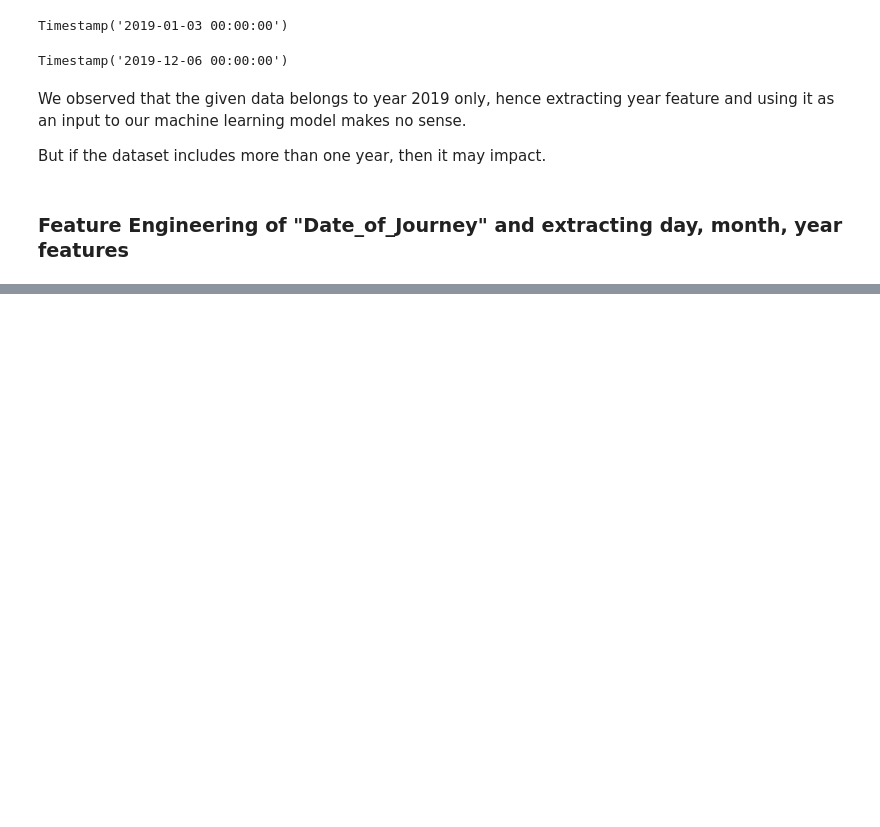
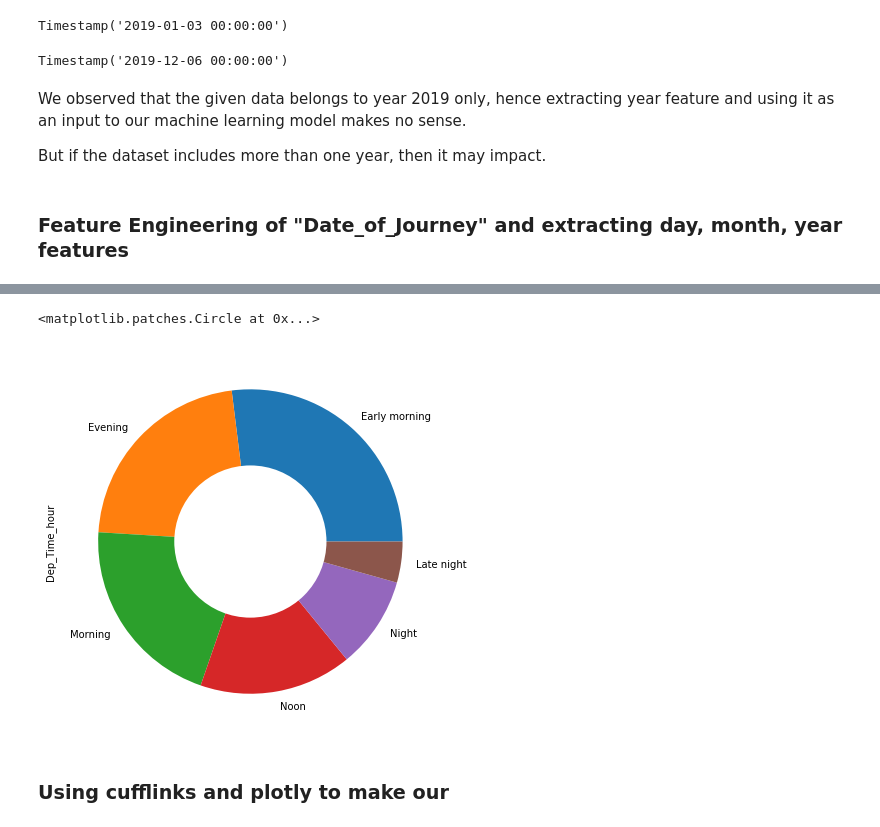
Before and after one commit to PushpaSharmaa/Flight-Fare-Prediction, a Jupyter notebook: Flight_Fare_Prediction ML Project.ipynb, the cells around one changed output, grey strips where cells are left out. Drawn from its saved outputs; the diff is of its cells as text; code cells hidden in the pictures; blank space fills up the shorter version.

```diff
--- a/Flight_Fare_Prediction ML Project.ipynb
+++ b/Flight_Fare_Prediction ML Project.ipynb
@@ -222,0 +261,11 @@ data.head(2)
+# %%
+data['Dep_Time_hour'].apply(flight_dep_time).value_counts().plot(kind='pie', figsize=(7,7), pctdistance=0.15)
+
+centre_circle = plt.Circle((0,0), 0.50, fc='white')
+fig = plt.gcf()
+fig.gca().add_artist(centre_circle)
+# %% [output]
+<matplotlib.patches.Circle at 0x...>
+[figure, added]
+# %% [markdown]
+### Using cufflinks and plotly to make our
```
Also changed, not shown: parts of 19 cells of this notebook.
